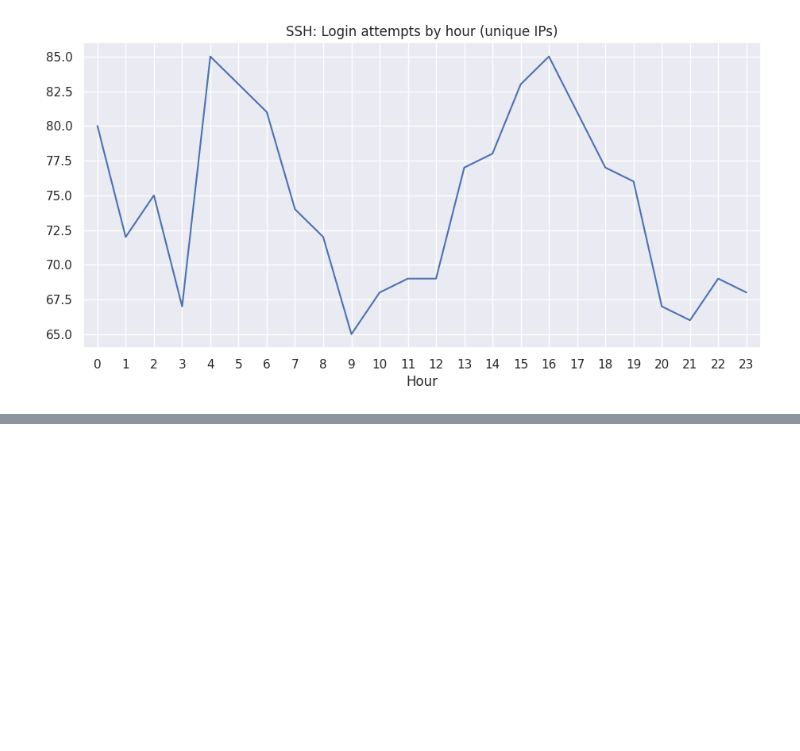
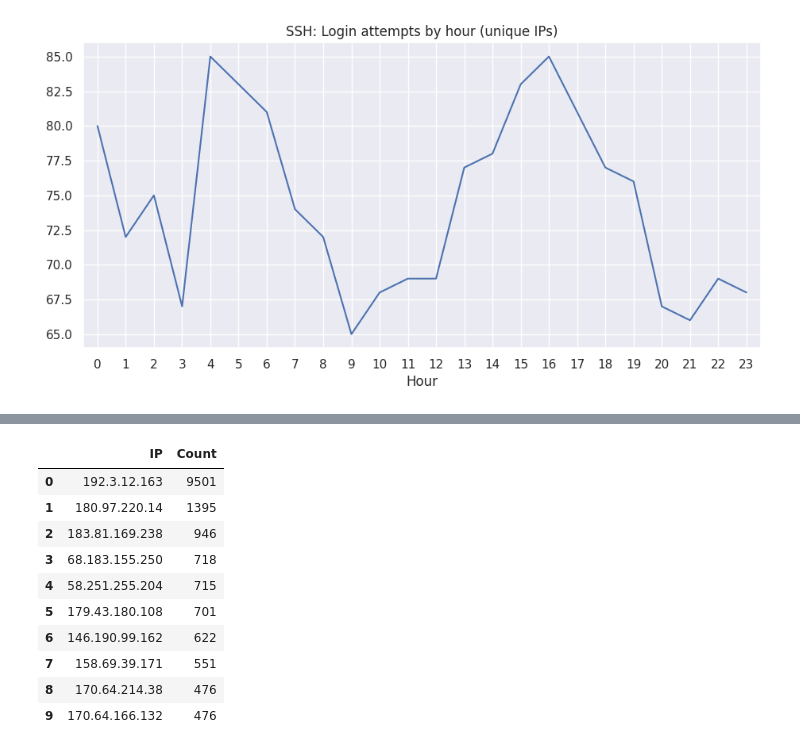
Before and after one commit to ysthakur/hacs202-ssh-hp, a Jupyter notebook: imhungry.ipynb, the cells around one changed output, grey strips where cells are left out. Drawn from its saved outputs; the diff is of its cells as text; code cells hidden in the pictures; blank space fills up the shorter version.

```diff
--- a/imhungry.ipynb
+++ b/imhungry.ipynb
@@ -409,0 +373,14 @@ by_hour_graph(
+# %%
+counts_to_df(login_attempts[IP_COL].value_counts().nlargest(10))
+# %% [output]
+|  | IP | Count |
+| 0 | 192.3.12.163 | 9501 |
+| 1 | 180.97.220.14 | 1395 |
+| 2 | 183.81.169.238 | 946 |
+| 3 | 68.183.155.250 | 718 |
+| 4 | 58.251.255.204 | 715 |
+| 5 | 179.43.180.108 | 701 |
+| 6 | 146.190.99.162 | 622 |
+| 7 | 158.69.39.171 | 551 |
+| 8 | 170.64.214.38 | 476 |
+| 9 | 170.64.166.132 | 476 |
```
Also changed, not shown: parts of 19 cells of this notebook.
